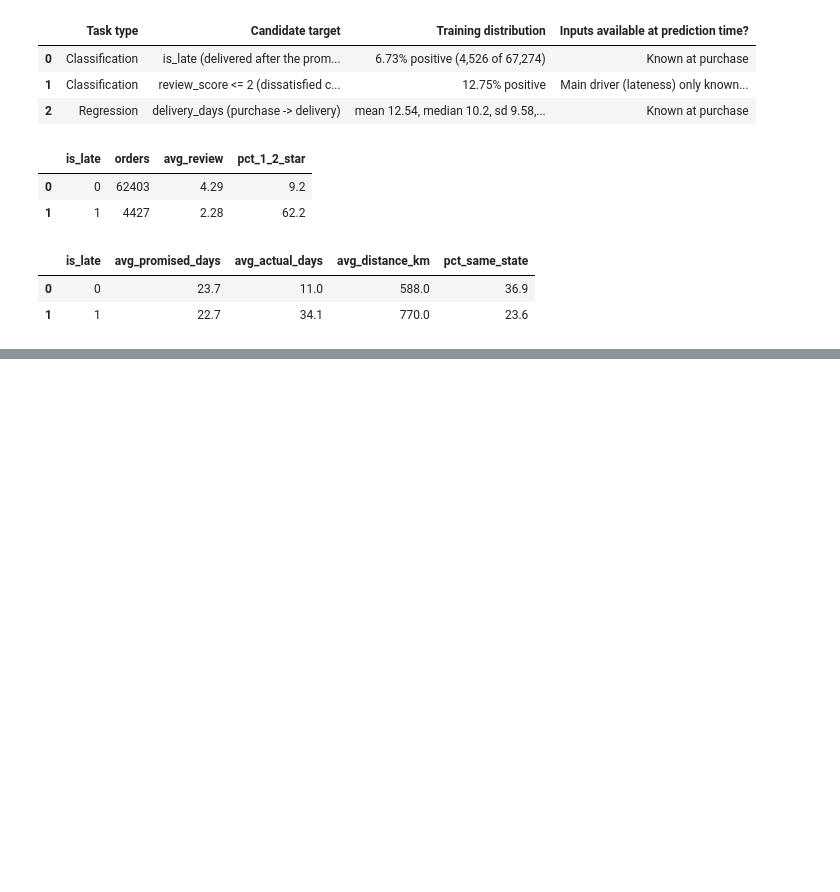
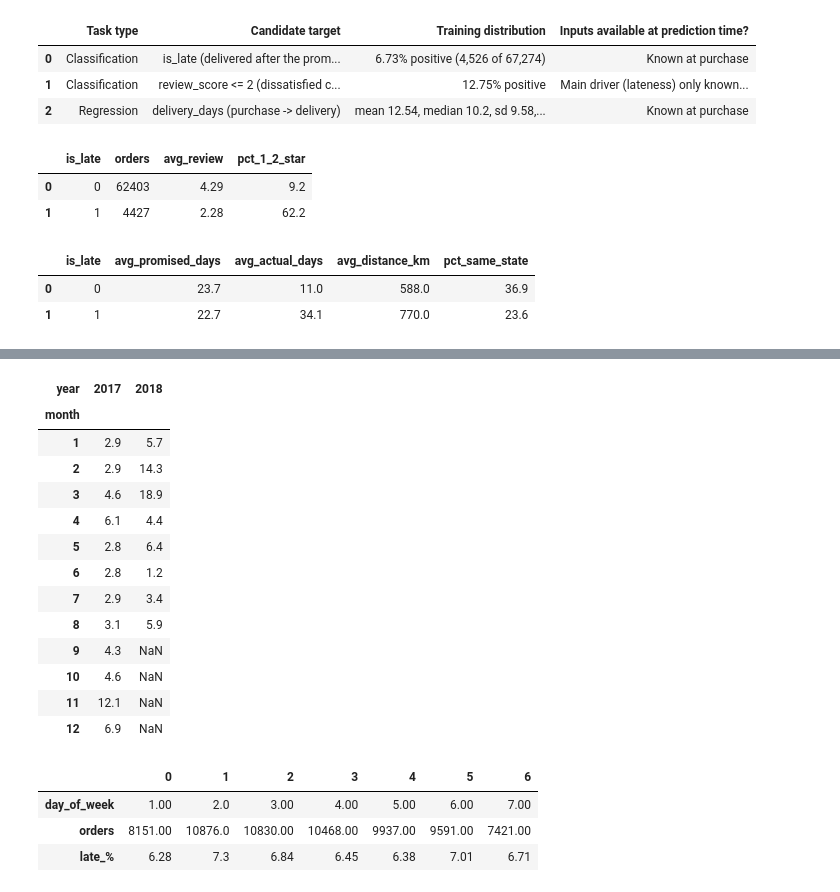
Before and after one commit to ndec0001-max/ITO5202_A2, a Jupyter notebook: assessment2.ipynb, the cells around one changed output, grey strips where cells are left out. Drawn from its saved outputs; the diff is of its cells as text; code cells hidden in the pictures; blank space fills up the shorter version.

```diff
--- a/assessment2.ipynb
+++ b/assessment2.ipynb
@@ -789,0 +847,24 @@ Input columns: 19 (15 numeric, 4 categorical)
+# %%
+# ---------------------------------------------------------------
+# Late rate by value for the low-variance / weak-signal columns
+# ---------------------------------------------------------------
+# A low correlation can hide a real effect in a small group, so these
+# columns are checked group by group before any is dropped.
+def late_rate_by(col_expr, name):
+    return (train_df.groupBy(col_expr.alias(name))
+            .agg(F.count("*").alias("orders"),
+                 F.round(100 * F.avg("is_late"), 2).alias("late_%"))
+            .orderBy(name).toPandas())
+
+def bucket(c, edges):
+    '''Label each value with the first edge it does not exceed (e.g. '<=2').'''
+    expr = F.when(F.col(c) <= edges[0], f"a. <={edges[0]}")
+    for i, e in enumerate(edges[1:], start=1):
+        expr = expr.when(F.col(c) <= e, f"{chr(97 + i)}. <={e}")
+    return expr.otherwise(f"{chr(97 + len(edges))}. >{edges[-1]}")
+
+display(late_rate_by(F.col("same_state"), "same_state"))
+display(late_rate_by(F.col("n_sellers"), "n_sellers"))
+display(late_rate_by(F.col("n_payment_methods"), "n_payment_methods"))
+display(late_rate_by(bucket("main_product_photos", [1, 2, 3, 5]), "main_product_photos"))
+display(late_rate_by(bucket("payment_installments", [1, 2, 4, 8]), "payment_installments"))
@@ -789,0 +942,35 @@ Input columns: 19 (15 numeric, 4 categorical)
+# %%
+# ---------------------------------------------------------------
+# Purchase time: is there a reusable calendar pattern?
+# ---------------------------------------------------------------
+# Late rate (%) by purchase month, one column per year. If the pattern
+# repeated each year, month would be a useful feature for future orders.
+month_year = (train_df
+    .groupBy(F.month("order_purchase_timestamp").alias("month"),
+             F.year("order_purchase_timestamp").alias("year"))
+    .agg(F.round(100 * F.avg("is_late"), 1).alias("late_%"))
+    .toPandas()
+    .pivot(index="month", columns="year", values="late_%"))
+display(month_year)
+
+# Late rate by day of week (1 = Sunday ... 7 = Saturday)
+display(late_rate_by(F.dayofweek("order_purchase_timestamp"), "day_of_week").T)
+# %% [output]
+| year | 2017 | 2018 |
+| month |  |  |
+| 1 | 2.9 | 5.7 |
+| 2 | 2.9 | 14.3 |
+| 3 | 4.6 | 18.9 |
+| 4 | 6.1 | 4.4 |
+| 5 | 2.8 | 6.4 |
+| 6 | 2.8 | 1.2 |
+| 7 | 2.9 | 3.4 |
+| 8 | 3.1 | 5.9 |
+| 9 | 4.3 | NaN |
+| 10 | 4.6 | NaN |
+| 11 | 12.1 | NaN |
+| 12 | 6.9 | NaN |
+|  | 0 | 1 | 2 | 3 | 4 | 5 | 6 |
+| day_of_week | 1.00 | 2.0 | 3.00 | 4.00 | 5.00 | 6.00 | 7.00 |
+| orders | 8151.00 | 10876.0 | 10830.00 | 10468.00 | 9937.00 | 9591.00 | 7421.00 |
+| late_% | 6.28 | 7.3 | 6.84 | 6.45 | 6.38 | 7.01 | 6.71 |
```
Also changed, not shown: parts of 14 cells of this notebook.
